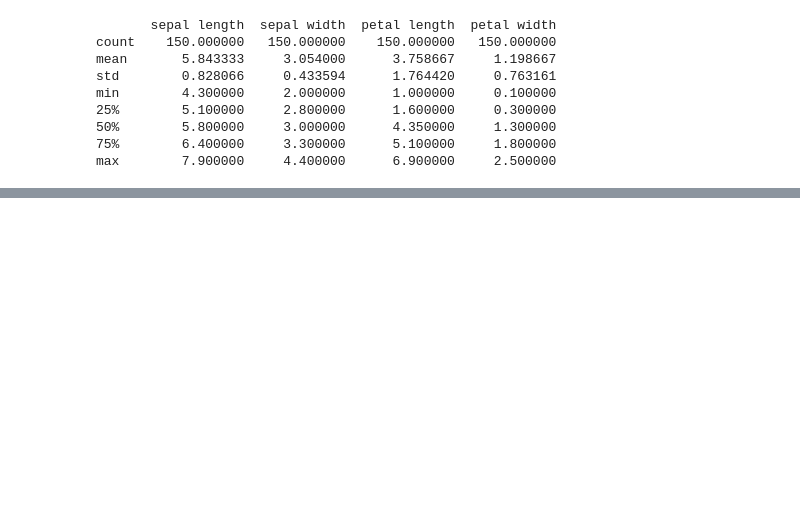
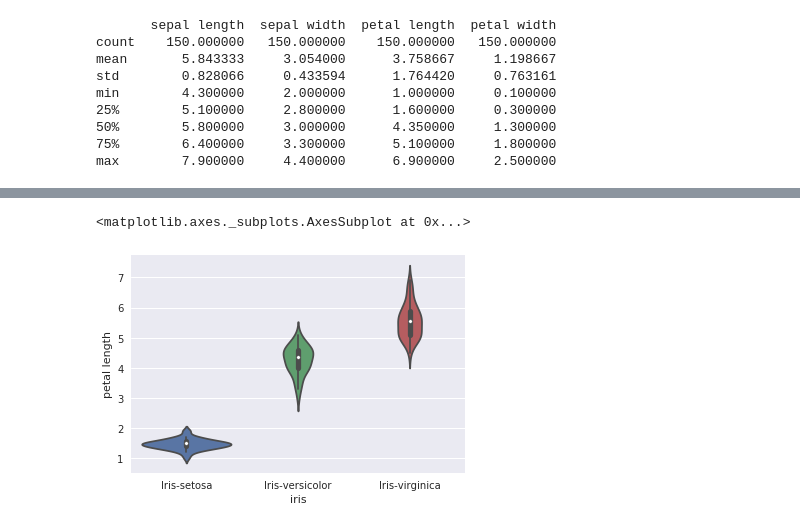
Before and after one commit to mcelwee/AI4ALL-Geospatial-Analysis, a Jupyter notebook: Exploratory Data Analysis (EDA) Notebook.ipynb, the cells around one changed output, grey strips where cells are left out. Drawn from its saved outputs; the diff is of its cells as text; code cells hidden in the pictures; blank space fills up the shorter version.

```diff
--- a/Exploratory Data Analysis (EDA) Notebook.ipynb
+++ b/Exploratory Data Analysis (EDA) Notebook.ipynb
@@ -56,0 +102,6 @@ sns.pairplot(dataset, hue="iris")
+# %%
+# violinplots on petal-length for each species
+sns.violinplot(data=dataset,x="iris", y="petal length")
+# %% [output]
+<matplotlib.axes._subplots.AxesSubplot at 0x...>
+[figure, added]
```
Also changed, not shown: parts of 22 cells of this notebook.
